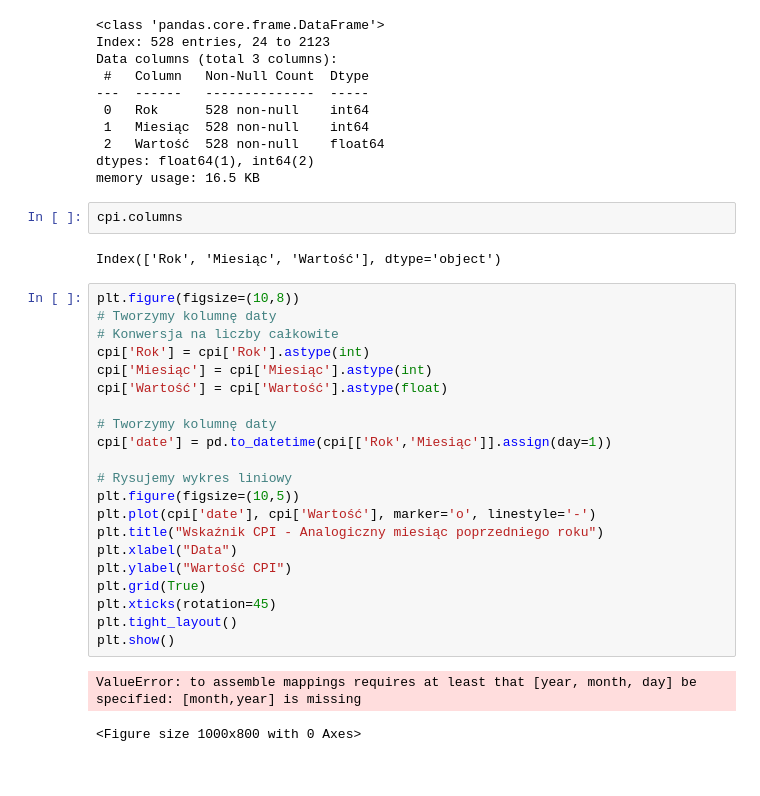
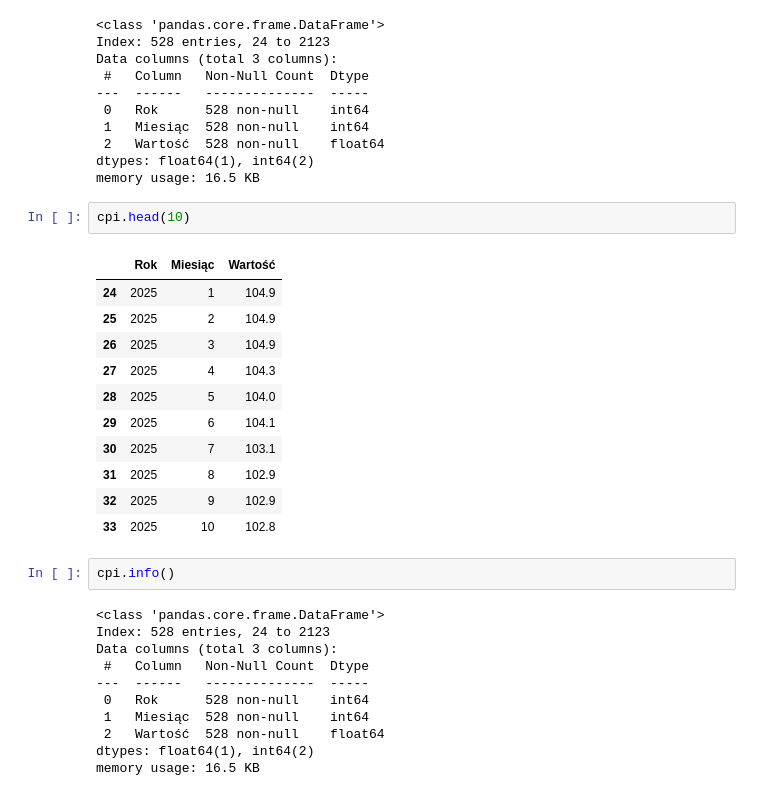
Before and after one commit to dokede/RCN, a Jupyter notebook: inflacja.ipynb, the cells around one changed output. Cells and saved outputs as stored; diff of their text form.

```diff
--- a/inflacja.ipynb
+++ b/inflacja.ipynb
@@ -60,30 +60,29 @@ Data columns (total 3 columns):
 dtypes: float64(1), int64(2)
 memory usage: 16.5 KB
 # %%
-cpi.columns
+cpi.head(10)
 # %% [output]
-Index(['Rok', 'Miesiąc', 'Wartość'], dtype='object')
+|  | Rok | Miesiąc | Wartość |
+| 24 | 2025 | 1 | 104.9 |
+| 25 | 2025 | 2 | 104.9 |
+| 26 | 2025 | 3 | 104.9 |
+| 27 | 2025 | 4 | 104.3 |
+| 28 | 2025 | 5 | 104.0 |
+| 29 | 2025 | 6 | 104.1 |
+| 30 | 2025 | 7 | 103.1 |
+| 31 | 2025 | 8 | 102.9 |
+| 32 | 2025 | 9 | 102.9 |
+| 33 | 2025 | 10 | 102.8 |
 # %%
-plt.figure(figsize=(10,8))
-# Tworzymy kolumnę daty
-# Konwersja na liczby całkowite
-cpi['Rok'] = cpi['Rok'].astype(int)
-cpi['Miesiąc'] = cpi['Miesiąc'].astype(int)
-cpi['Wartość'] = cpi['Wartość'].astype(float)
-
-# Tworzymy kolumnę daty
-cpi['date'] = pd.to_datetime(cpi[['Rok','Miesiąc']].assign(day=1))
-
-# Rysujemy wykres liniowy
-plt.figure(figsize=(10,5))
-plt.plot(cpi['date'], cpi['Wartość'], marker='o', linestyle='-')
-plt.title("Wskaźnik CPI - Analogiczny miesiąc poprzedniego roku")
-plt.xlabel("Data")
-plt.ylabel("Wartość CPI")
-plt.grid(True)
-plt.xticks(rotation=45)
-plt.tight_layout()
-plt.show()
+cpi.info()
 # %% [output]
-ValueError: to assemble mappings requires at least that [year, month, day] be specified: [month,year] is missing
+<class 'pandas.core.frame.DataFrame'>
+Index: 528 entries, 24 to 2123
+Data columns (total 3 columns):
+ #   Column   Non-Null Count  Dtype
+---  ------   --------------  -----
+ 0   Rok      528 non-null    int64
+ 1   Miesiąc  528 non-null    int64
+ 2   Wartość  528 non-null    float64
+dtypes: float64(1), int64(2)
+memory usage: 16.5 KB
-<Figure size 1000x800 with 0 Axes>
```
Also changed, not shown: parts of 6 cells of this notebook.
